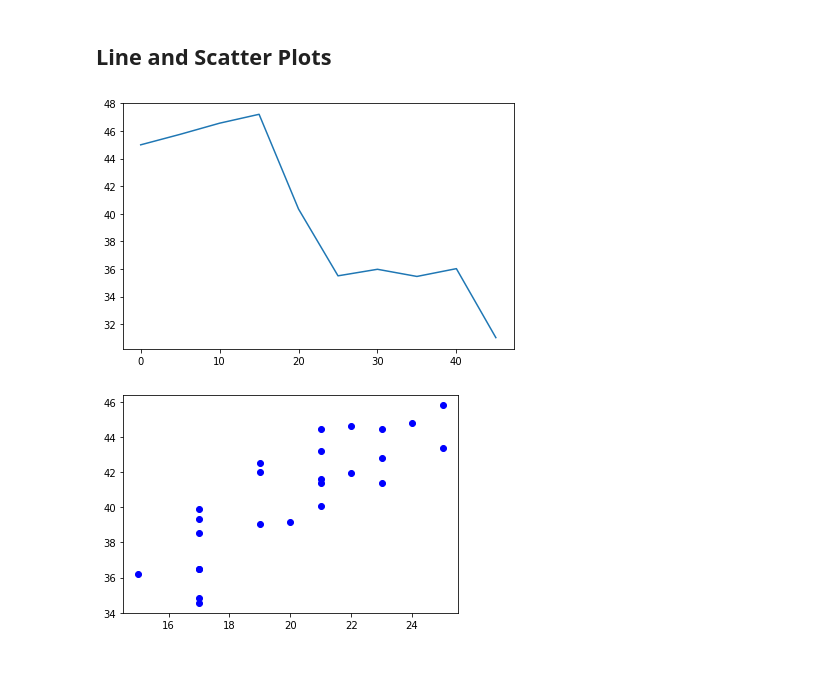
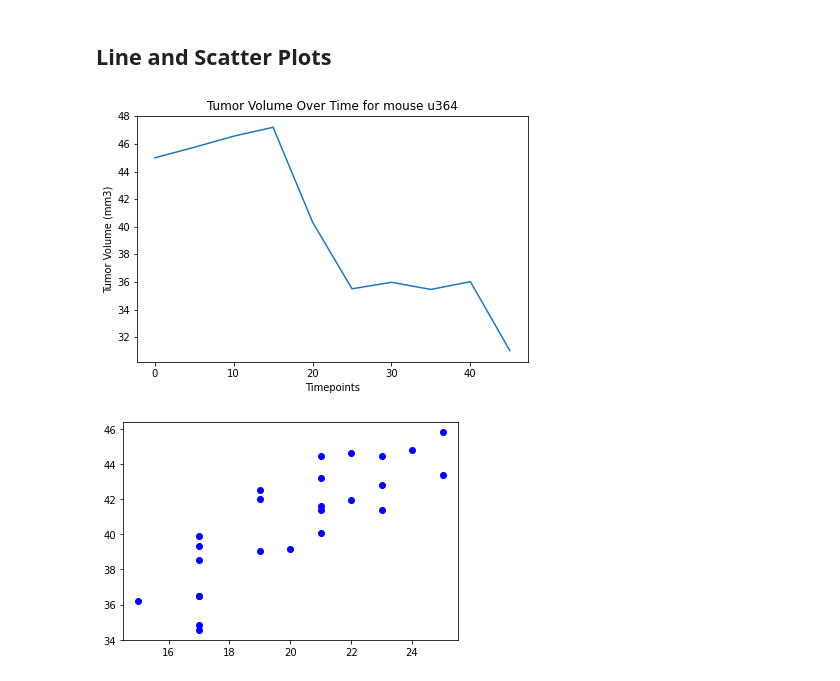
Before and after one commit to Shayoconnell7/pymaceuticals_challenge, a Jupyter notebook: pymaceuticals_challenge.ipynb, the cells around one changed output. Saved outputs shown, nothing was run; the diff lists cells and outputs as text; code cells hidden in the pictures.

```diff
--- a/pymaceuticals_challenge.ipynb
+++ b/pymaceuticals_challenge.ipynb
@@ -342,17 +342,19 @@ plt.show()
 # %%
 # Generate a line plot of time point versus tumor volume for a mouse treated with Capomulin
 id_index = merged_data.set_index("Mouse ID")
 
 mouse_id = 'u364'
 individual_time = id_index.loc[mouse_id,["Timepoint"]]
 individual_volume = id_index.loc[mouse_id,["Tumor Volume (mm3)"]]
 
 plt.plot(individual_time, individual_volume, label="Tumor Volume Over Time")
 plt.tight_layout()
-plt.xlabel("")
+plt.xlabel("Timepoints")
+plt.ylabel("Tumor Volume (mm3)")
+plt.title(f"Tumor Volume Over Time for mouse {mouse_id}")
 plt.show()
 # %% [output]
-[figure, old version]
+[figure, new version]
 # %%
 # Generate a scatter plot of mouse weight versus average tumor volume for the Capomulin regimen
 #drug_and_id = cleaned_df.groupby(["Drug Regimen", "Mouse ID"])
```
Also changed, not shown: 1 other file.
